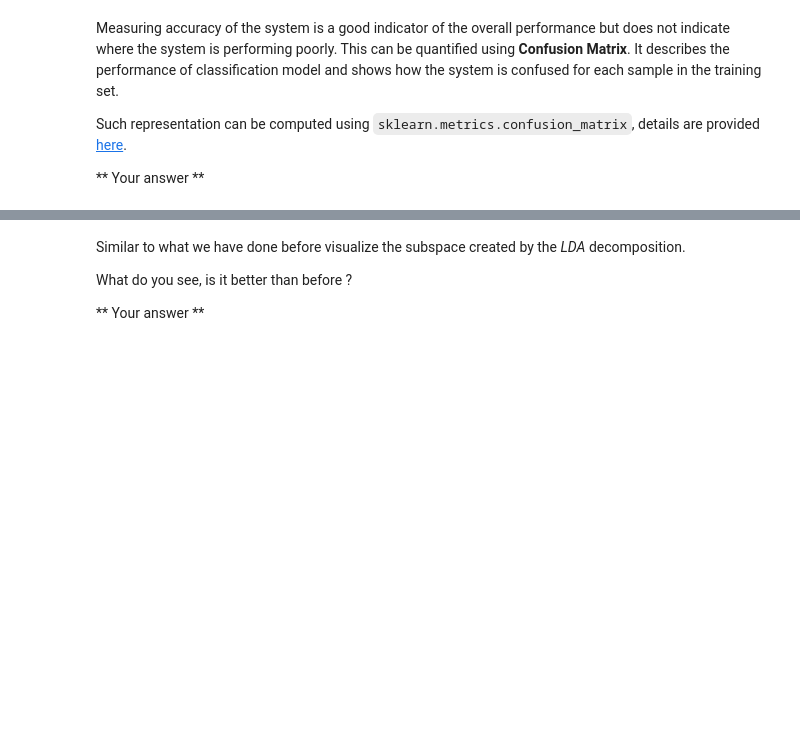
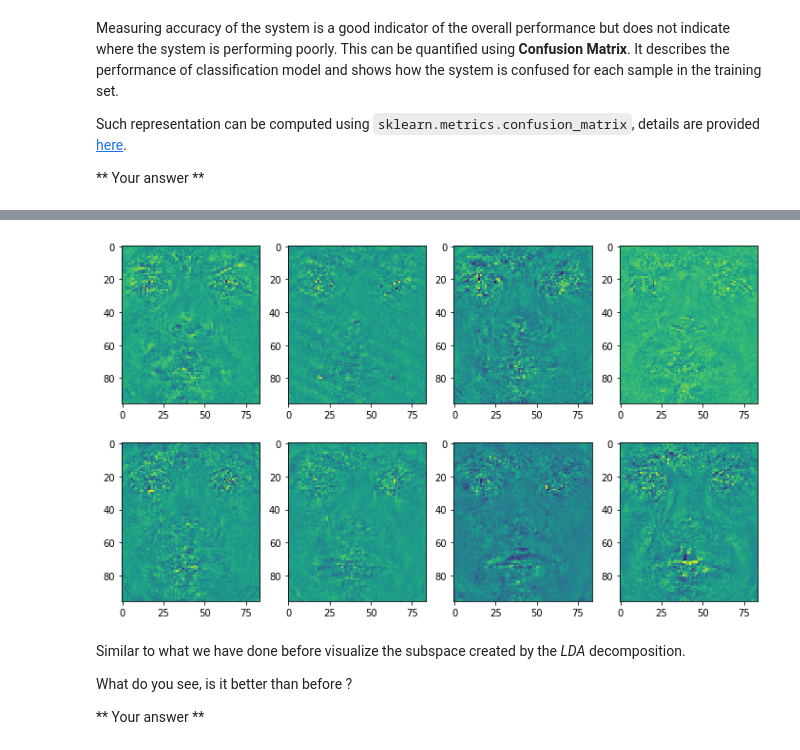
Before and after one commit to TTimTT/IPLab, a Jupyter notebook: assignments/Tim.ipynb, the cells around one changed output, grey strips where cells are left out. Drawn from its saved outputs; the diff is of its cells as text; code cells hidden in the pictures; blank space fills up the shorter version.

```diff
--- a/assignments/Tim.ipynb
+++ b/assignments/Tim.ipynb
@@ -831,22 +832,3 @@ For this exercise, you will use a Linear Support Vector Classifier.
 http://scikit-learn.org/stable/modules/generated/sklearn.svm.LinearSVC.html
 
 Please take the time to read the implementation details, but more importantly, the examples and theory provided in the documentation. If you are not interested in knowing stuff, you can jump right away to use the implemented functions in the block below.
-# %%
-# Training the classifier.
-
-# Check the dimentions fits
-print (np.array(training_features).shape,len(labels))
-# (3634, 16800, 1) 3634
-
-
-# create a LINEAR classifier instance here (LinearSVC):
-clf = LinearSVC(random_state=0, tol=1e-5)
-
-#feature_vector = np.reshape((3634, 16800))
-training_features = np.reshape(training_features, (3634, 16800))
-
-#train the classifier (LinearSVC.fit).
-print ("Training a Linear SVM Classifier")
-clf.fit(training_features, labels)
-
-print('Done')
@@ -1376,15 +1371,27 @@ lda = #  Code here
+# %%
+# Compute FisherFaces with LDA TODO
+n_component = len(np.unique(train_label)) # todo bad bad
+# Compute Eigenfaces
+lda = LDA(solver='svd',
+          shrinkage=None,
+          priors=None,
+          n_components=n_component,
+          store_covariance=False,
+          tol=0.0001).fit(train_img, train_label.ravel())
 # %%
 # Get basis
 # Code here
 
-
 # Display first four eigenfaces
 fig, ax = plt.subplots(2, 4, figsize=(12, 7))
-
+ax = ax.ravel()
 for k in range(8):
-    fisherface = #Define here.
+    fisherface = lda.coef_[k].reshape(w,h)
 
     # Show image
+    ax[k].imshow(fisherface)
+# %% [output]
+[figure, added]
 # %% [markdown]
 Similar to what we have done before visualize the subspace created by the *LDA* decomposition.
 
```
Also changed, not shown: parts of 30 cells of this notebook.
